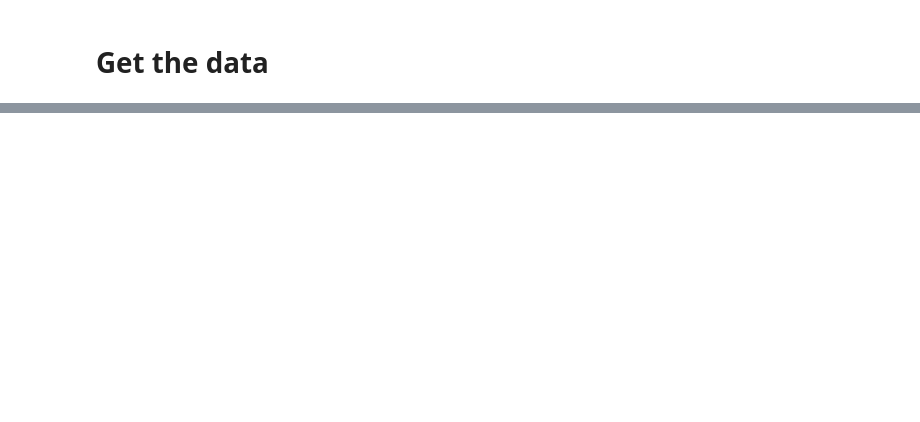
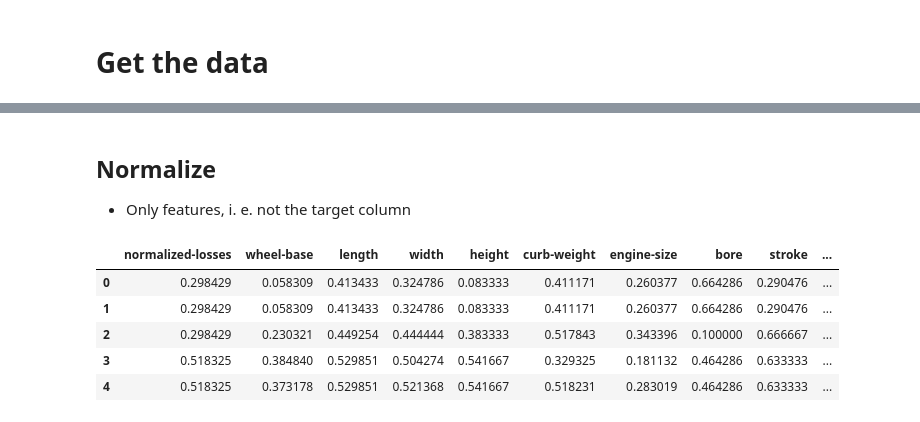
Before and after one commit to leugh/predicting_car_prices, a Jupyter notebook: code/predicting_car_prices.ipynb, the cells around one changed output, grey strips where cells are left out. Drawn from its saved outputs; the diff is of its cells as text; code cells hidden in the pictures; blank space fills up the shorter version.

```diff
--- a/code/predicting_car_prices.ipynb
+++ b/code/predicting_car_prices.ipynb
@@ -130,0 +95,18 @@ data.shape
+# %%
+# fill missing values with their mean
+numeric_cars = numeric_cars[~numeric_cars[target_column].isna()]
+"""
+columns_with_nulls = [
+    'bore'
+    , 'stroke'
+    , 'horsepower'
+    , 'peak-rpm'
+]
+for col in columns_with_nulls:
+    cars.loc[(cars[col].isnull()), col] = cars[~cars[col].isnull()][col].astype(float).mean()
+"""
+
+# better way from here: https://github.com/dataquestio/solutions/blob/master/Mission155Solutions.ipynb
+numeric_cars = numeric_cars.fillna(numeric_cars.mean())
+
+print(numeric_cars.shape)
@@ -130,0 +135,22 @@ data.shape
+# %% [markdown]
+## Normalize
+* Only features, i. e. not the target column
+# %%
+# Variante von dataquest
+# Normalize all columnns to range from 0 to 1 except the target column.
+price_col = numeric_cars['price']
+numeric_cars = (numeric_cars - numeric_cars.min())/(numeric_cars.max() - numeric_cars.min())
+numeric_cars['price'] = price_col
+numeric_cars.describe()
+
+
+
+
+numeric_cars.head()
+# %% [output]
+|  | normalized-losses | wheel-base | length | width | height | curb-weight | engine-size | bore | stroke | ... |
+| 0 | 0.298429 | 0.058309 | 0.413433 | 0.324786 | 0.083333 | 0.411171 | 0.260377 | 0.664286 | 0.290476 | ... |
+| 1 | 0.298429 | 0.058309 | 0.413433 | 0.324786 | 0.083333 | 0.411171 | 0.260377 | 0.664286 | 0.290476 | ... |
+| 2 | 0.298429 | 0.230321 | 0.449254 | 0.444444 | 0.383333 | 0.517843 | 0.343396 | 0.100000 | 0.666667 | ... |
+| 3 | 0.518325 | 0.384840 | 0.529851 | 0.504274 | 0.541667 | 0.329325 | 0.181132 | 0.464286 | 0.633333 | ... |
+| 4 | 0.518325 | 0.373178 | 0.529851 | 0.521368 | 0.541667 | 0.518231 | 0.283019 | 0.464286 | 0.633333 | ... |
```
Also changed, not shown: parts of 40 cells of this notebook, 1 other file.
